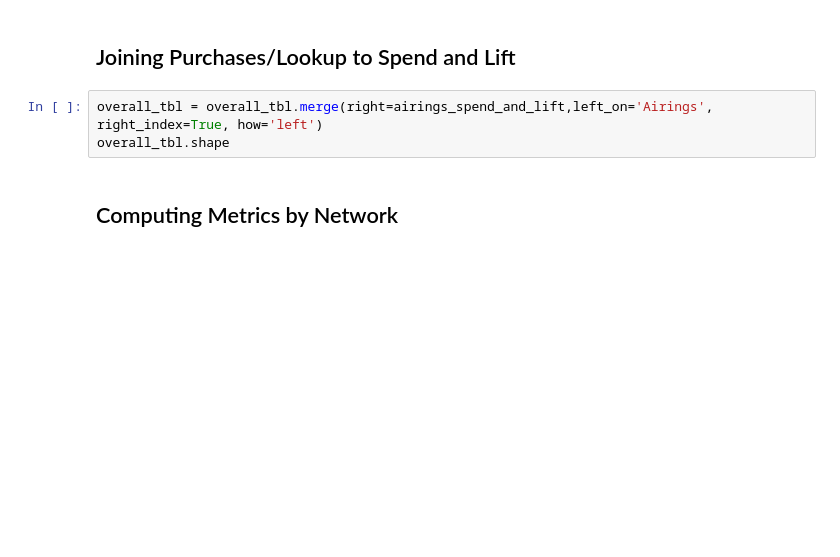
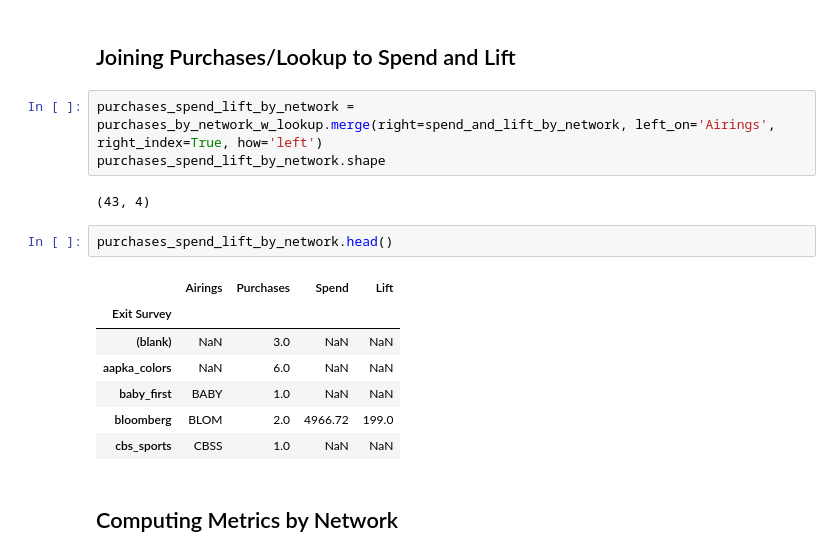
Before and after one commit to papir805/telepulse_ad_campaign_report, a Jupyter notebook: takehome_quiz_answers.ipynb, the cells around one changed output. Cells and saved outputs as stored; diff of their text form; blank space fills up the shorter version.

```diff
--- a/takehome_quiz_answers.ipynb
+++ b/takehome_quiz_answers.ipynb
@@ -141,8 +185,20 @@ airings_spend_and_lift.shape
 # %% [markdown]
 ## Joining Purchases/Lookup to Spend and Lift
 # %%
-overall_tbl = overall_tbl.merge(right=airings_spend_and_lift,left_on='Airings', right_index=True, how='left')
-overall_tbl.shape
+purchases_spend_lift_by_network = purchases_by_network_w_lookup.merge(right=spend_and_lift_by_network, left_on='Airings', right_index=True, how='left')
+purchases_spend_lift_by_network.shape
+# %% [output]
+(43, 4)
+# %%
+purchases_spend_lift_by_network.head()
+# %% [output]
+|  | Airings | Purchases | Spend | Lift |
+| Exit Survey |  |  |  |  |
+| (blank) | NaN | 3.0 | NaN | NaN |
+| aapka_colors | NaN | 6.0 | NaN | NaN |
+| baby_first | BABY | 1.0 | NaN | NaN |
+| bloomberg | BLOM | 2.0 | 4966.72 | 199.0 |
+| cbs_sports | CBSS | 1.0 | NaN | NaN |
 # %% [markdown]
 ## Computing Metrics by Network
 # %%
```
Also changed, not shown: parts of 13 cells of this notebook, 1 other file.
